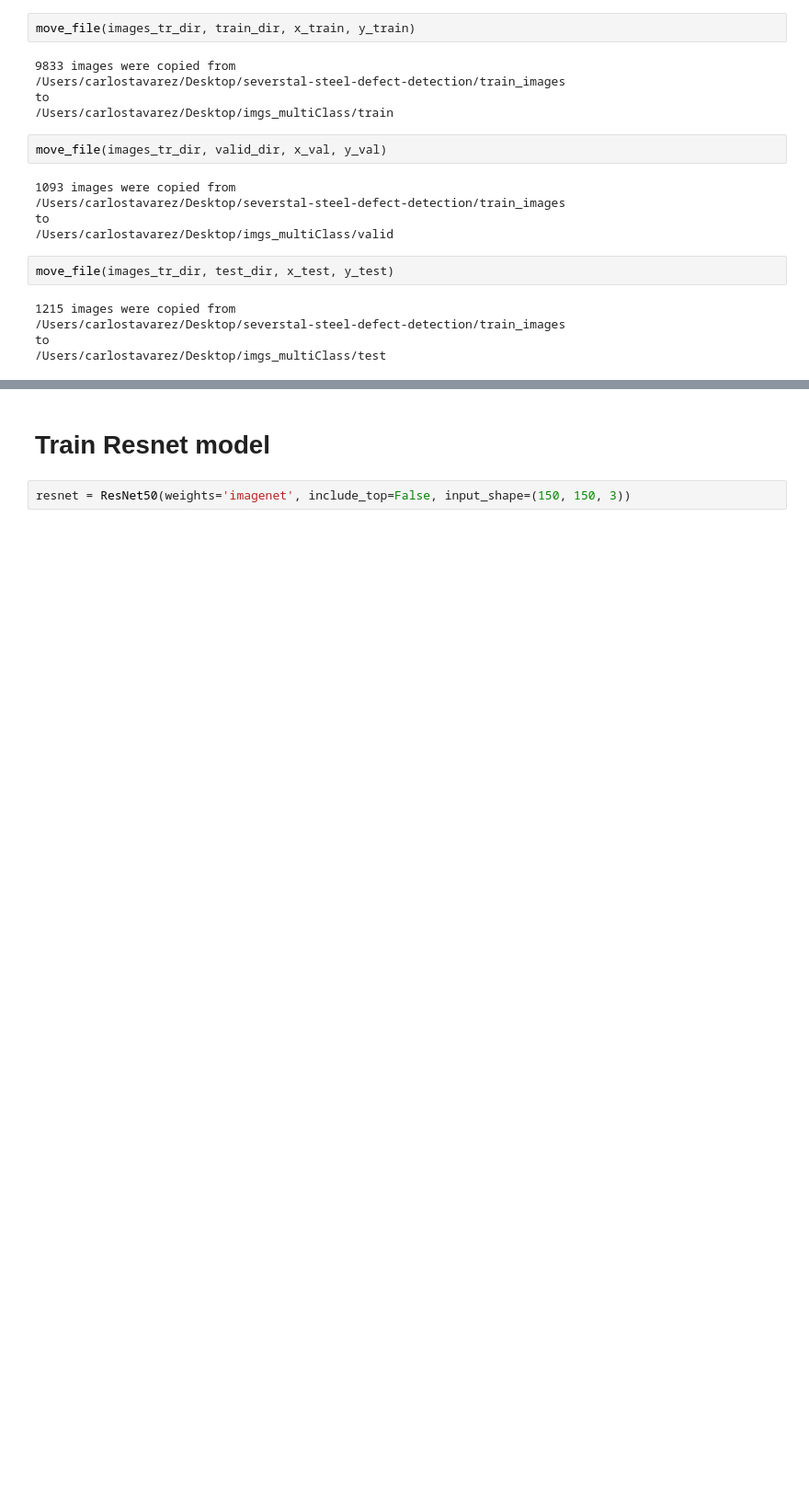
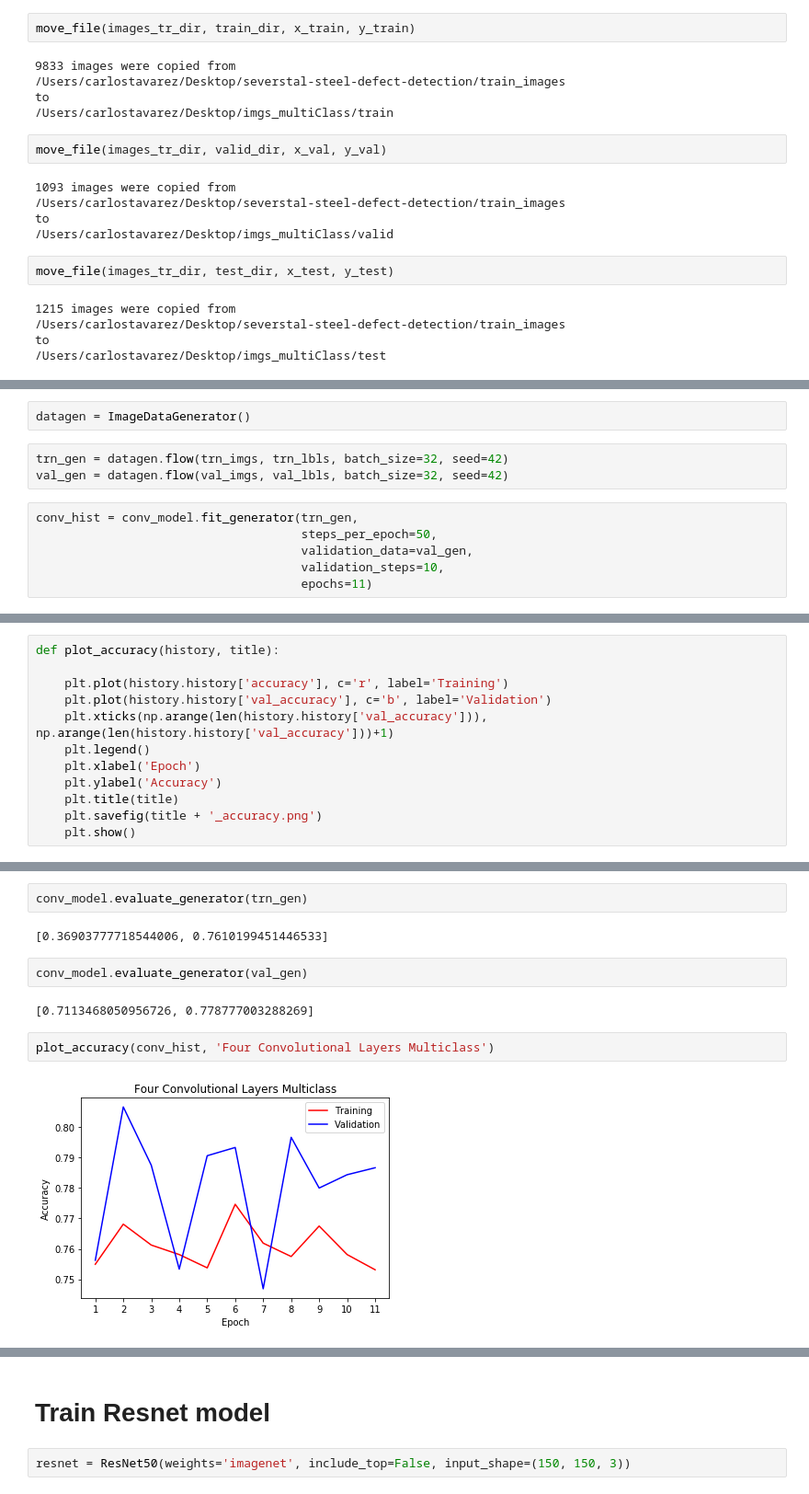
Before and after one commit to carlosezmz/Steel-Defects-Classification, a Jupyter notebook: Experimental_Carlos.ipynb, the cells around one changed output, grey strips where cells are left out. Shown at 92% size. Drawn from its saved outputs; the diff is of its cells as text; blank space fills up the shorter version.

Commit message:
Used baoanced IMG generator
got better results augnenting the balanced data

```diff
--- a/Experimental_Carlos.ipynb
+++ b/Experimental_Carlos.ipynb
@@ -365,0 +689,11 @@ to
+# %%
+datagen = ImageDataGenerator()
+# %%
+trn_gen = datagen.flow(trn_imgs, trn_lbls, batch_size=32, seed=42)
+val_gen = datagen.flow(val_imgs, val_lbls, batch_size=32, seed=42)
+# %%
+conv_hist = conv_model.fit_generator(trn_gen,
+                                     steps_per_epoch=50,
+                                     validation_data=val_gen,
+                                     validation_steps=10,
+                                     epochs=11)
@@ -365,0 +718,12 @@ to
+# %%
+def plot_accuracy(history, title):
+
+    plt.plot(history.history['accuracy'], c='r', label='Training')
+    plt.plot(history.history['val_accuracy'], c='b', label='Validation')
+    plt.xticks(np.arange(len(history.history['val_accuracy'])), np.arange(len(history.history['val_accuracy']))+1)
+    plt.legend()
+    plt.xlabel('Epoch')
+    plt.ylabel('Accuracy')
+    plt.title(title)
+    plt.savefig(title + '_accuracy.png')
+    plt.show()
@@ -365,0 +742,12 @@ to
+# %%
+conv_model.evaluate_generator(trn_gen)
+# %% [output]
+[0.36903777718544006, 0.7610199451446533]
+# %%
+conv_model.evaluate_generator(val_gen)
+# %% [output]
+[0.7113468050956726, 0.778777003288269]
+# %%
+plot_accuracy(conv_hist, 'Four Convolutional Layers Multiclass')
+# %% [output]
+[figure, added]
```
Also changed, not shown: parts of 92 cells of this notebook, 15 other files.
